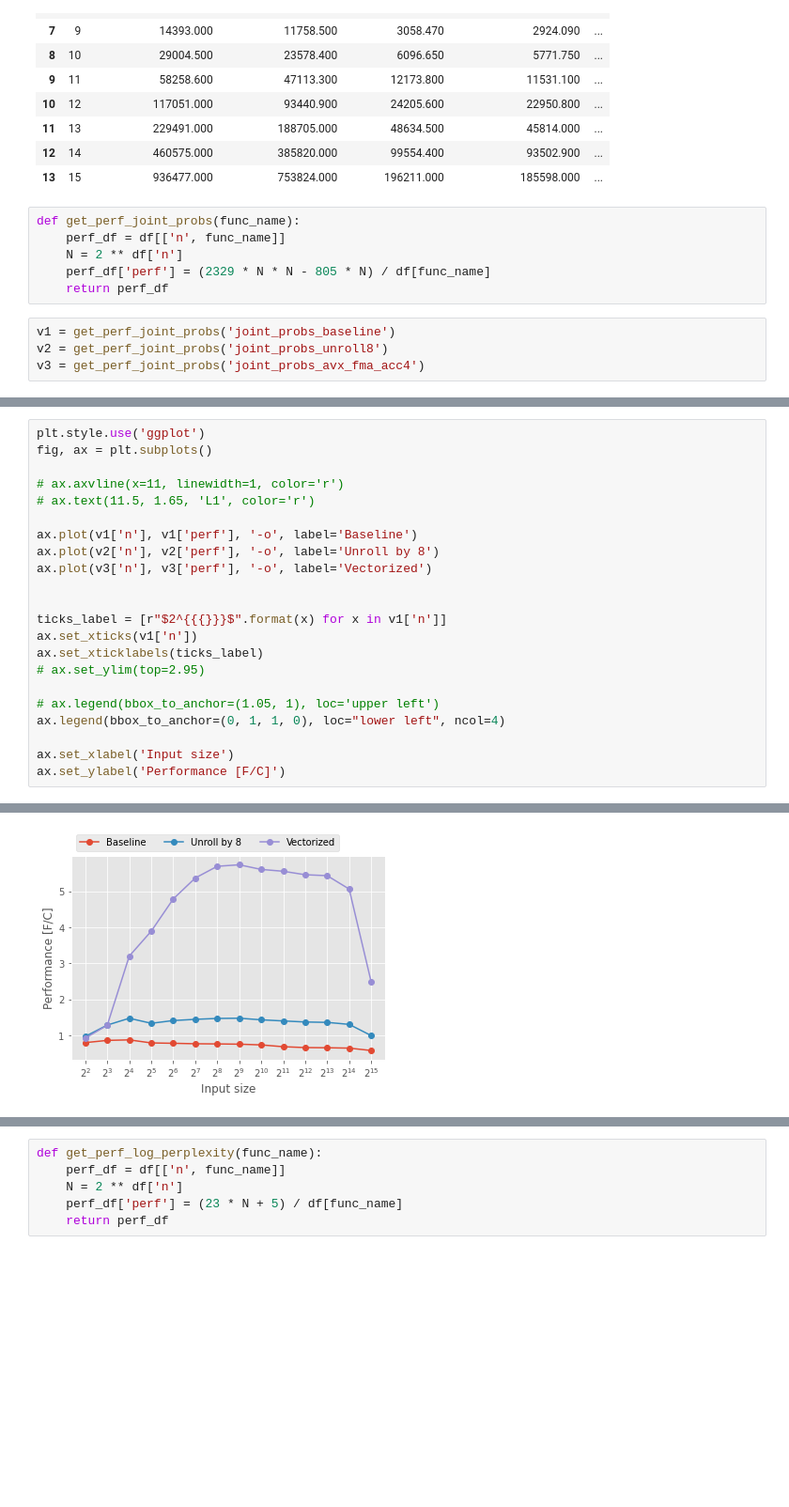
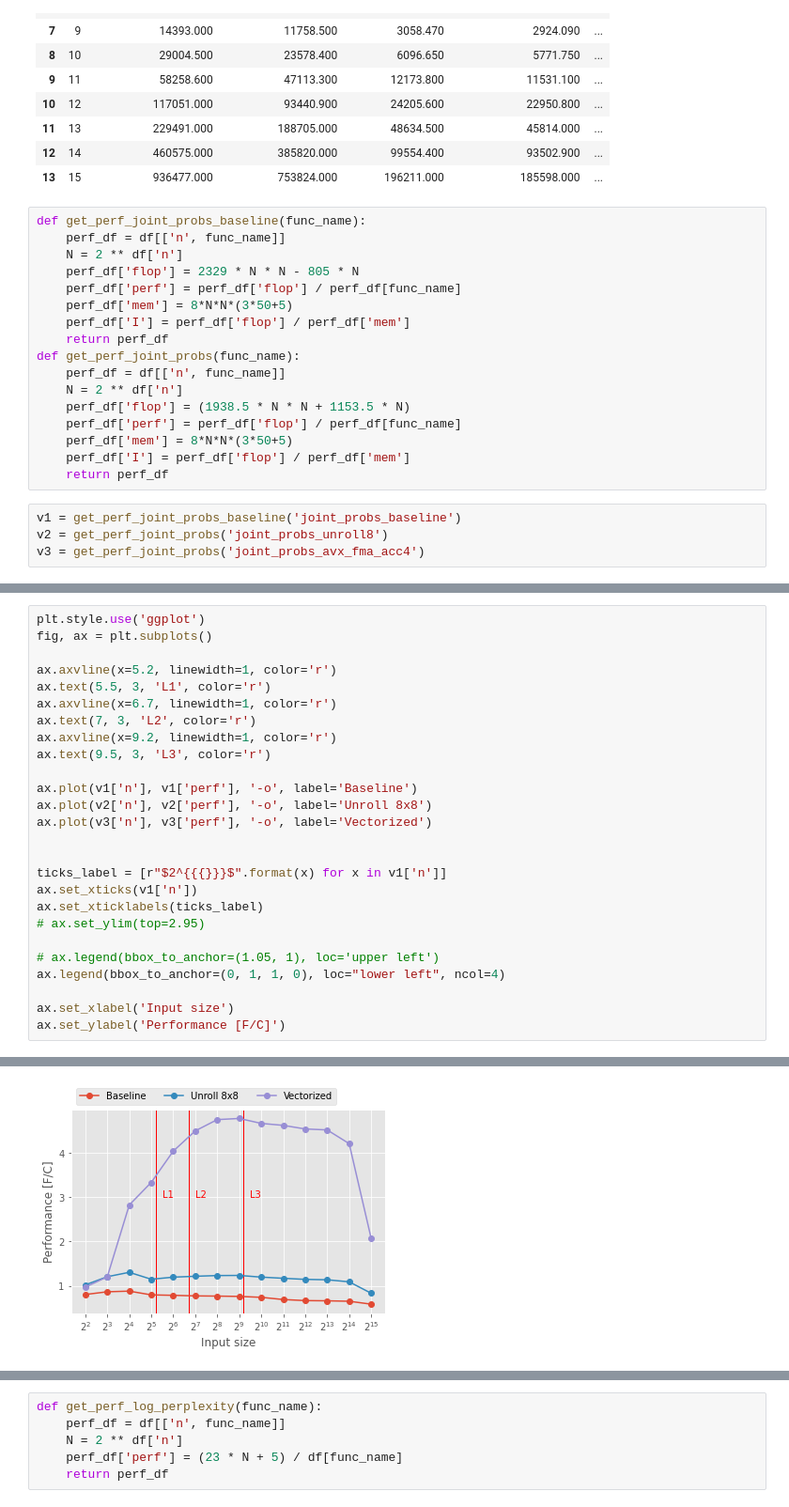
Before and after one commit to ManuelNowack/t-SNE, a Jupyter notebook: analysis/joint_probs/Joint_Probs.ipynb, the cells around one changed output, grey strips where cells are left out. Shown at 94% size. Drawn from its saved outputs; the diff is of its cells as text; blank space fills up the shorter version.

Commit message:
Update notebooks for joint_probs.

```diff
--- a/analysis/joint_probs/Joint_Probs.ipynb
+++ b/analysis/joint_probs/Joint_Probs.ipynb
@@ -23,13 +23,24 @@ df
 | 12 | 14 | 460575.000 | 385820.000 | 99554.400 | 93502.900 | ... |
 | 13 | 15 | 936477.000 | 753824.000 | 196211.000 | 185598.000 | ... |
 # %%
+def get_perf_joint_probs_baseline(func_name):
+    perf_df = df[['n', func_name]]
+    N = 2 ** df['n']
+    perf_df['flop'] = 2329 * N * N - 805 * N
+    perf_df['perf'] = perf_df['flop'] / perf_df[func_name]
+    perf_df['mem'] = 8*N*N*(3*50+5)
+    perf_df['I'] = perf_df['flop'] / perf_df['mem']
+    return perf_df
 def get_perf_joint_probs(func_name):
     perf_df = df[['n', func_name]]
     N = 2 ** df['n']
-    perf_df['perf'] = (2329 * N * N - 805 * N) / df[func_name]
+    perf_df['flop'] = (1938.5 * N * N + 1153.5 * N)
+    perf_df['perf'] = perf_df['flop'] / perf_df[func_name]
+    perf_df['mem'] = 8*N*N*(3*50+5)
+    perf_df['I'] = perf_df['flop'] / perf_df['mem']
     return perf_df
 # %%
-v1 = get_perf_joint_probs('joint_probs_baseline')
+v1 = get_perf_joint_probs_baseline('joint_probs_baseline')
 v2 = get_perf_joint_probs('joint_probs_unroll8')
 v3 = get_perf_joint_probs('joint_probs_avx_fma_acc4')
 # %% [output]
@@ -41,26 +64,30 @@ See the caveats in the documentation: https://pandas.pydata.org/pandas-docs/stab
 # %%
 plt.style.use('ggplot')
 fig, ax = plt.subplots()
 
-# ax.axvline(x=11, linewidth=1, color='r')
-# ax.text(11.5, 1.65, 'L1', color='r')
+ax.axvline(x=5.2, linewidth=1, color='r')
+ax.text(5.5, 3, 'L1', color='r')
+ax.axvline(x=6.7, linewidth=1, color='r')
+ax.text(7, 3, 'L2', color='r')
+ax.axvline(x=9.2, linewidth=1, color='r')
+ax.text(9.5, 3, 'L3', color='r')
 
 ax.plot(v1['n'], v1['perf'], '-o', label='Baseline')
-ax.plot(v2['n'], v2['perf'], '-o', label='Unroll by 8')
+ax.plot(v2['n'], v2['perf'], '-o', label='Unroll 8x8')
 ax.plot(v3['n'], v3['perf'], '-o', label='Vectorized')
 
 
 ticks_label = [r"$2^{{{}}}$".format(x) for x in v1['n']]
 ax.set_xticks(v1['n'])
 ax.set_xticklabels(ticks_label)
 # ax.set_ylim(top=2.95)
 
 # ax.legend(bbox_to_anchor=(1.05, 1), loc='upper left')
 ax.legend(bbox_to_anchor=(0, 1, 1, 0), loc="lower left", ncol=4)
 
 ax.set_xlabel('Input size')
 ax.set_ylabel('Performance [F/C]')
 # %% [output]
 Text(0, 0.5, 'Performance [F/C]')
-[figure, old version]
+[figure, new version]
 # %%
```
Also changed, not shown: parts of 6 cells of this notebook, 2 other files.
